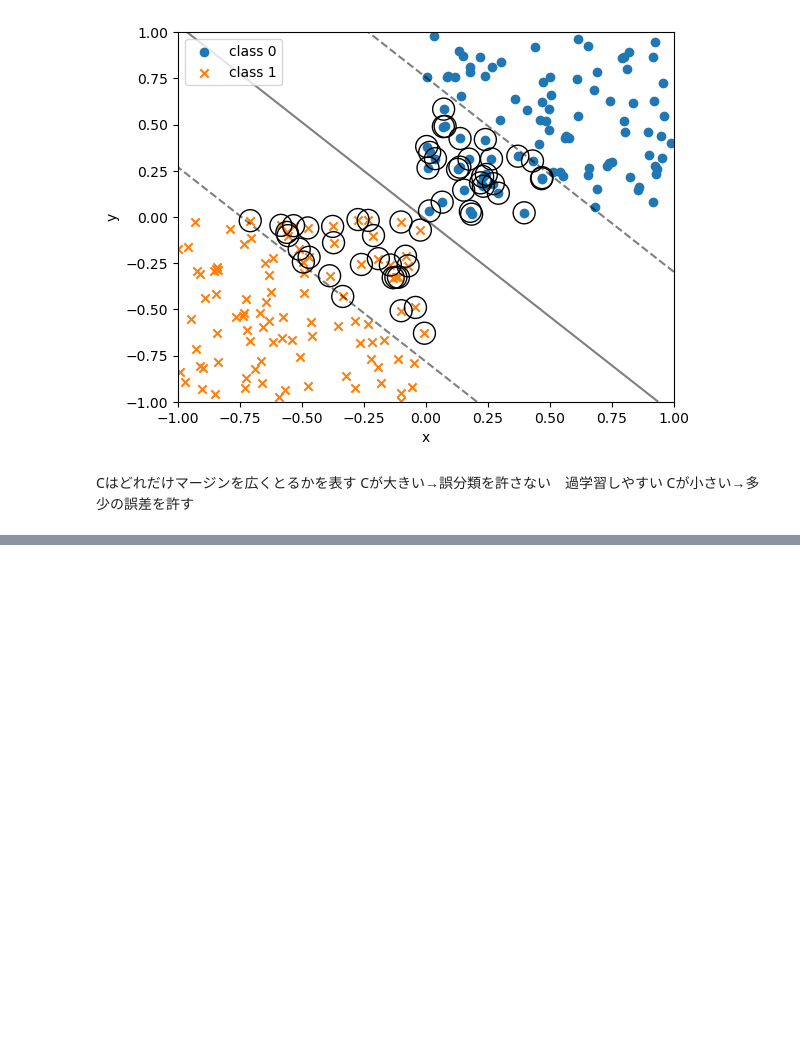
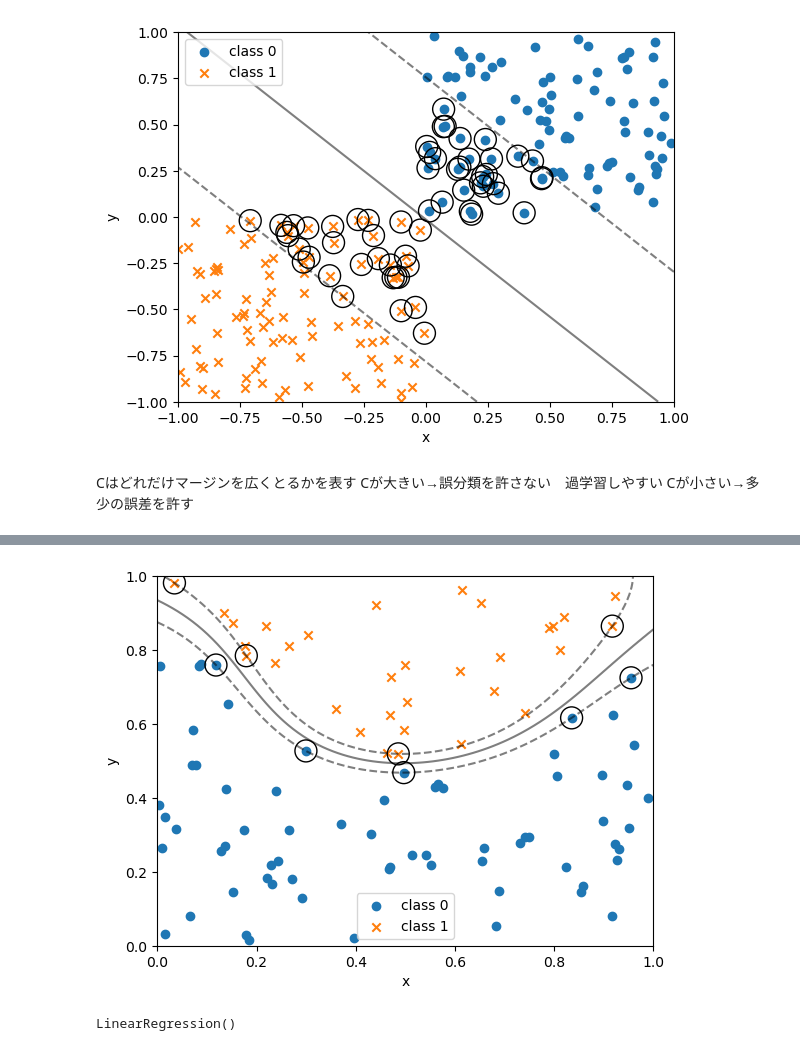
Before and after one commit to makishig/python_practice, a Jupyter notebook: 2026_4_26.27.ipynb, the cells around one changed output, grey strips where cells are left out. Saved outputs shown, nothing was run; the diff lists cells and outputs as text; code cells hidden in the pictures; blank space fills up the shorter version.

```diff
--- a/2026_4_26.ipynb
+++ b/2026_4_26.27.ipynb
@@ -213,0 +229,24 @@ Cが小さい→多少の誤差を許す
+# %%
+#決定境界、マージン、サポートベクタをプロット
+x0, x1 = x[y == 0, :], x[y == 1, :]
+y0, y1 = y[y ==0], y[y == 1]
+plot_boundary_margin_sv(x0, y0, x1, y1, kernel='rbf', C=1e3, xmin=0,ymin=0)
+# %% [output]
+[figure, added]
+# %%
+#回帰
+from sklearn.linear_model import LinearRegression
+from sklearn.datasets import fetch_california_housing
+from sklearn.model_selection import train_test_split
+
+#データセットを読み込む
+housing = fetch_california_housing()
+x, y = housing.data, housing.target #目的変数yが住宅価格　説明変数x1,x2,..x8 は部屋数や人口など
+x_train, x_test, y_train, y_test = train_test_split(x, y, test_size=0.3, random_state=123)
+
+#線形回帰をインスタンス化
+lr = LinearRegression()
+#学習
+lr.fit(x_train, y_train)
+# %% [output]
+LinearRegression()
```
Also changed, not shown: parts of 3 cells of this notebook.
